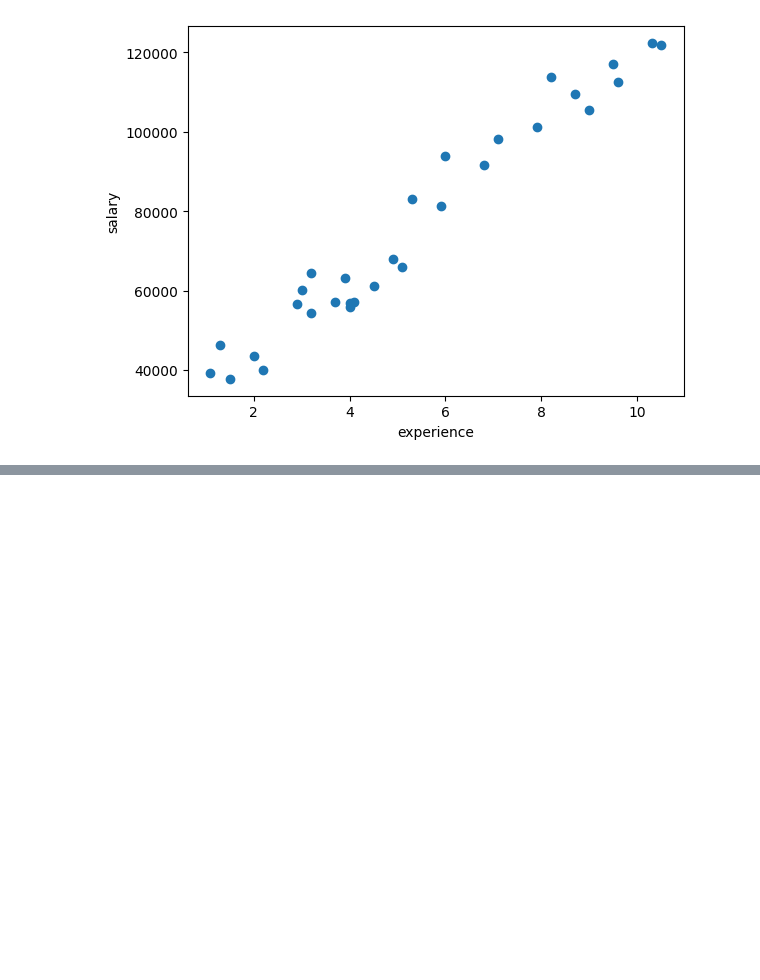
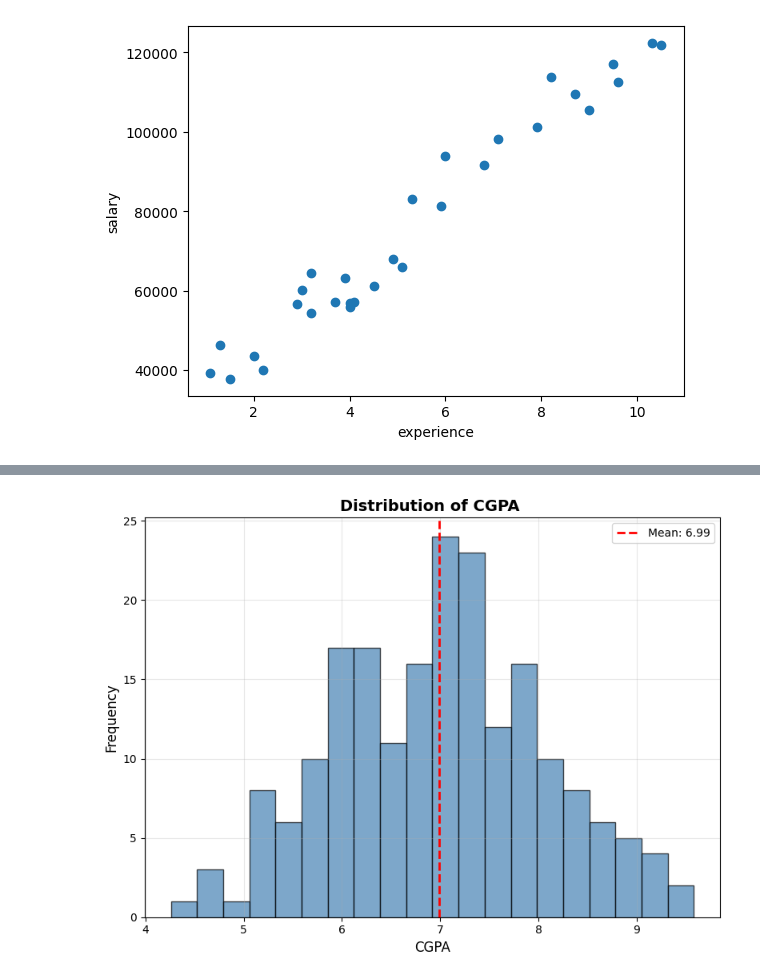
Before and after one commit to umang0015/Ai-DataScience, a Jupyter notebook: 22July.ipynb, the cells around one changed output, grey strips where cells are left out. Cells and saved outputs as stored; diff of their text form; code cells hidden in the pictures; blank space fills up the shorter version.

```diff
--- a/22July.ipynb
+++ b/22July.ipynb
@@ -88,0 +219,18 @@ plt.show()
+# %%
+plt.figure(figsize=(8,6))
+plt.hist(df['cgpa'] ,bins=20,edgecolor='black' , alpha=0.7,color='steelblue')
+
+plt.axvline(df['cgpa'].mean() , color='red' , linestyle='--' , linewidth = 2,label=f'Mean: {df['cgpa'].mean():.2f}')
+
+
+#labels and title
+plt.xlabel('CGPA' , fontsize=12)
+plt.ylabel('Frequency' , fontsize=12)
+plt.title('Distribution of CGPA ' , fontsize=14, fontweight='bold')
+plt.legend()
+# add grid for better readability
+plt.grid(True, alpha=0.3)
+plt.tight_layout()
+plt.show()
+# %% [output]
+[figure, added]
```
Also changed, not shown: parts of 33 cells of this notebook.
